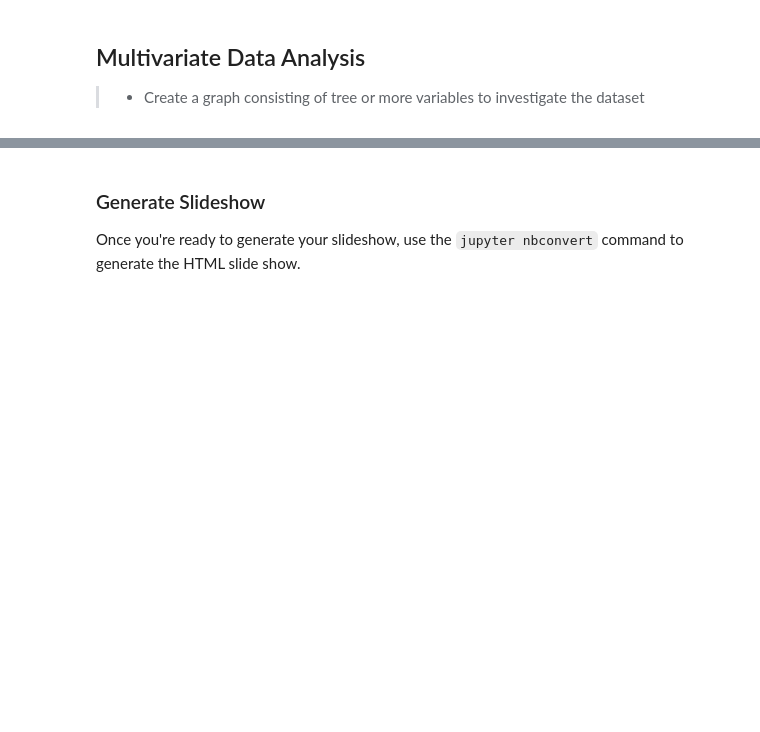
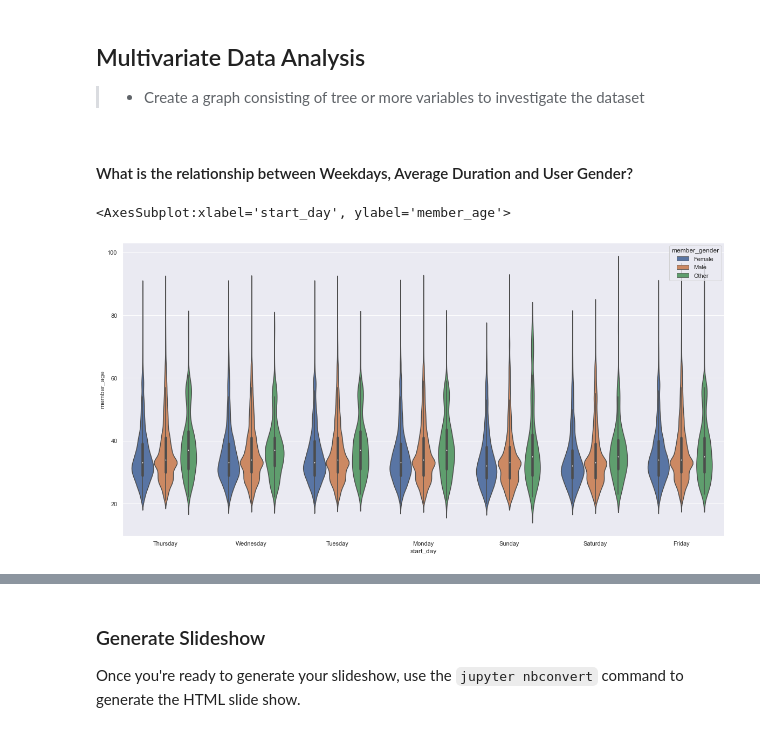
Before and after one commit to Eben-Success/Udacity_Data_Analysis_Projects, a Jupyter notebook: Project 3/notebook.ipynb, the cells around one changed output, grey strips where cells are left out. Cells and saved outputs as stored; diff of their text form; code cells hidden in the pictures; blank space fills up the shorter version.

```diff
--- a/Project 3/notebook.ipynb
+++ b/Project 3/notebook.ipynb
@@ -524,3 +524,12 @@ Both male and females age ranges have the same median age
 ## Multivariate Data Analysis
 
 >- Create a graph consisting of tree or more variables to investigate the dataset
+# %% [markdown]
+#### What is the relationship between Weekdays, Average Duration and User Gender?
+# %%
+sn.set_theme(style='darkgrid')
+plt.figure(figsize=(20,10))
+sn.violinplot(data=df, x='start_day', y='member_age', hue='member_gender')
+# %% [output]
+<AxesSubplot:xlabel='start_day', ylabel='member_age'>
+[figure, added]
```
Also changed, not shown: parts of 11 cells of this notebook.
